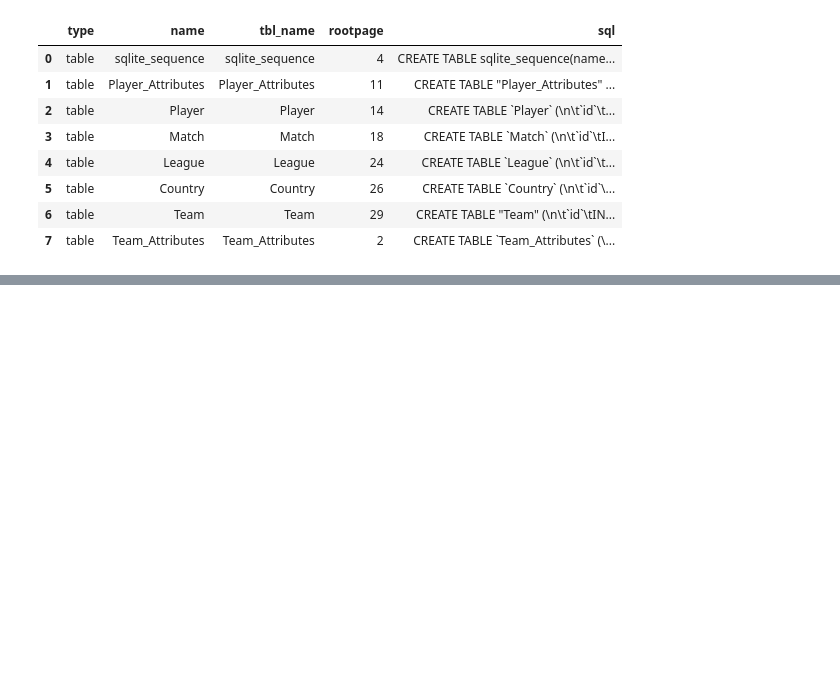
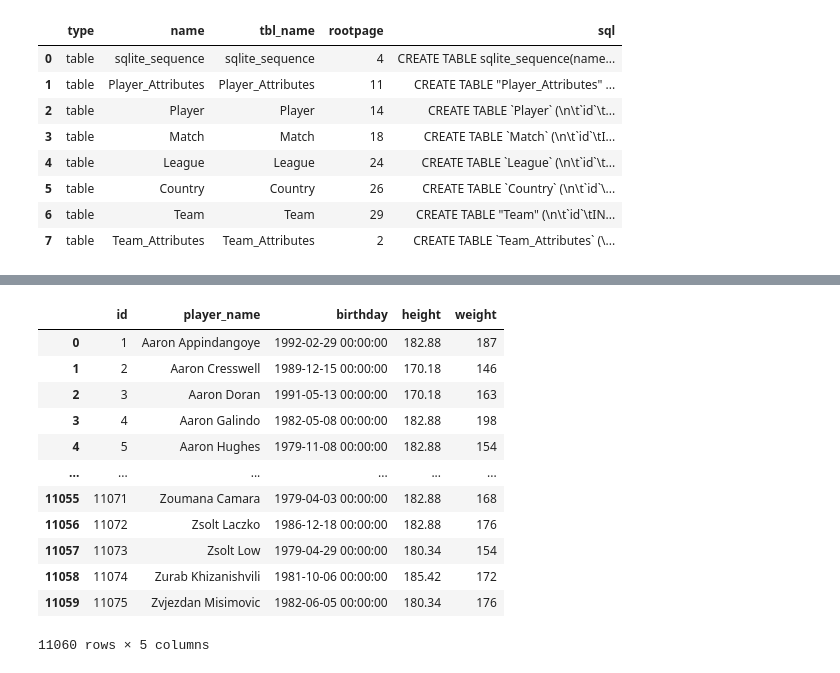
Before and after one commit to Julieth-Garzon07/Talento-Tech, a Jupyter notebook: Taller_SQL.ipynb, the cells around one changed output, grey strips where cells are left out. Cells and saved outputs as stored; diff of their text form; code cells hidden in the pictures; blank space fills up the shorter version.

```diff
--- a/Taller_SQL.ipynb
+++ b/Taller_SQL.ipynb
@@ -35,0 +87,20 @@ Conexión exitosa
+# %%
+query = """SELECT id, player_name, birthday, height, weight
+            FROM Player; """
+
+Players = pd.read_sql(query, conn)
+Players
+# %% [output]
+|  | id | player_name | birthday | height | weight |
+| 0 | 1 | Aaron Appindangoye | 1992-02-29 00:00:00 | 182.88 | 187 |
+| 1 | 2 | Aaron Cresswell | 1989-12-15 00:00:00 | 170.18 | 146 |
+| 2 | 3 | Aaron Doran | 1991-05-13 00:00:00 | 170.18 | 163 |
+| 3 | 4 | Aaron Galindo | 1982-05-08 00:00:00 | 182.88 | 198 |
+| 4 | 5 | Aaron Hughes | 1979-11-08 00:00:00 | 182.88 | 154 |
+| ... | ... | ... | ... | ... | ... |
+| 11055 | 11071 | Zoumana Camara | 1979-04-03 00:00:00 | 182.88 | 168 |
+| 11056 | 11072 | Zsolt Laczko | 1986-12-18 00:00:00 | 182.88 | 176 |
+| 11057 | 11073 | Zsolt Low | 1979-04-29 00:00:00 | 180.34 | 154 |
+| 11058 | 11074 | Zurab Khizanishvili | 1981-10-06 00:00:00 | 185.42 | 172 |
+| 11059 | 11075 | Zvjezdan Misimovic | 1982-06-05 00:00:00 | 180.34 | 176 |
+11060 rows × 5 columns
```
Also changed, not shown: parts of 10 cells of this notebook.
